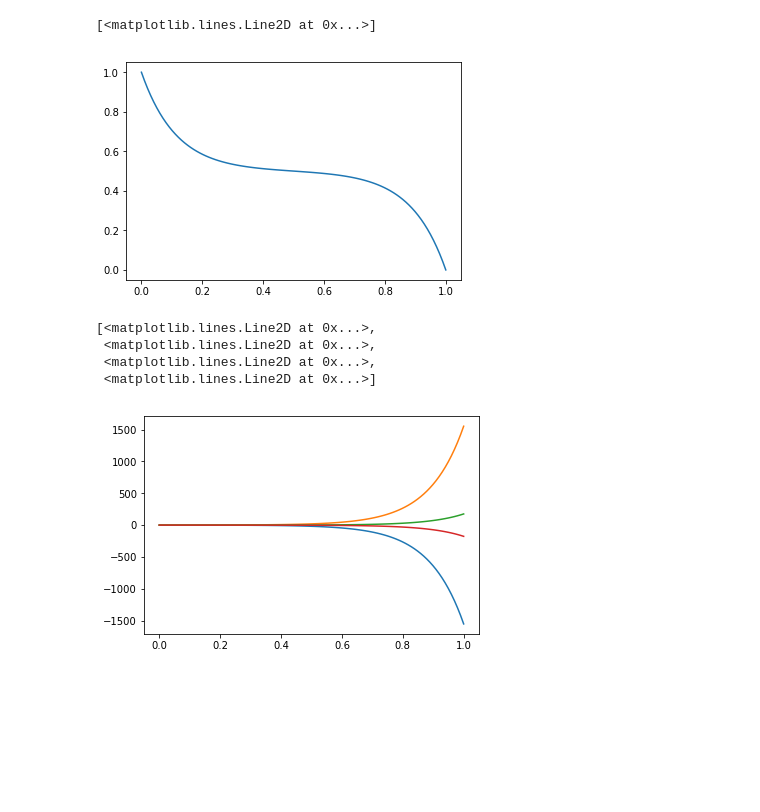
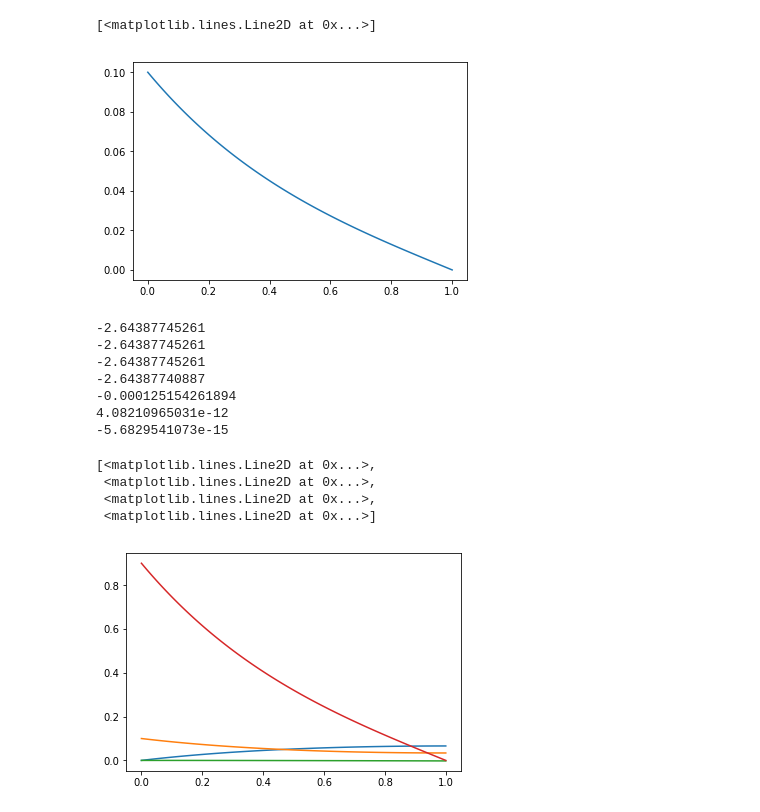
Before and after one commit to dalcox/batteries, a Jupyter notebook: Battery Modeling 1D Steady State.ipynb, the cells around one changed output. Saved outputs shown, nothing was run; the diff lists cells and outputs as text; code cells hidden in the pictures; blank space fills up the shorter version.

Commit message:
Added typical constant values from Gallaway's page
Found values for constants that puts the specific solver in line with
Gallaway's solutions

```diff
--- a/Battery Modeling 1D Steady State.ipynb
+++ b/Battery Modeling 1D Steady State.ipynb
@@ -6,53 +6,66 @@ from scipy.integrate import odeint
 %matplotlib inline
 # %%
 # initializing constants
-K = 1.
-s = 1.
-ao = 1.
-io = 1.
+K = 0.06
+s = 20.
+a = 23300.
+io = 2e-7
 L = 1.
 n = 1
 F = 96485
 R = 8.314
 T = 298
-I = 1.
+I = 0.1
 
 
 #graph analytically
 X = np.linspace(0., L, 100)
 Y=y = X/L
-v = L*np.sqrt(ao*io*(n*F)/(R*T)*(K + s)/(K*s))
+v = L*np.sqrt(a*io*(n*F)/(R*T)*(K + s)/(K*s))
 i2 = I * K/(K + s)*(1 + (s*(K**-1)*np.sinh(v*(1-y)) - np.sinh(v*y))/np.sinh(v))
 # %%
 plt.plot(X, i2)
 # %% [output]
 [<matplotlib.lines.Line2D at 0x...>]
-[figure, old version]
+[figure, new version]
 # %%
 #solve numerically
 def simplebattfunc(i, x):
     i0, i1 = i
     di = i1
-    d2i = ao*io*(n*F)/(R*T)*(-I/s + i0*(1/s + 1/K))
+    d2i = a*io*(n*F)/(R*T)*(-I/s + i0*(1/s + 1/K))
     return di, d2i
 
 def battfunc(IV, x):
     i1, i2, V1, V2 = IV
-    di2 = ao*io*(n*F)/(R*T)*(V1 - V2)
+    di2 = a*io*(n*F)/(R*T)*(V1 - V2)
     di1 = -di2
     dV1 = -i1/s
     dV2 = -i2/K
     return di1, di2, dV1, dV2
 # %%
+def objective2(V2o):
+    V = odeint(battfunc, [0, I, 0, V2o], t)
+    print(V[-1, 3])
+    return V[-1,3]
+
+V2o = fsolve(objective2, 0)
 t = np.linspace(0., 1., 100)
-batt = odeint(battfunc, [0, I, 0, 0.01], t)
+batt = odeint(battfunc, [0, I, 0, V2o], t)
 plt.plot(t, batt)
 # %% [output]
-[<matplotlib.lines.Line2D at 0x...>,
- <matplotlib.lines.Line2D at 0x...>,
- <matplotlib.lines.Line2D at 0x...>,
- <matplotlib.lines.Line2D at 0x...>]
+-2.64387745261
+-2.64387745261
+-2.64387745261
+-2.64387740887
+-0.000125154261894
+4.08210965031e-12
+-5.6829541073e-15
+[<matplotlib.lines.Line2D at 0x...>,
+ <matplotlib.lines.Line2D at 0x...>,
+ <matplotlib.lines.Line2D at 0x...>,
+ <matplotlib.lines.Line2D at 0x...>]
-[figure, old version]
+[figure, new version]
 # %%
 from scipy.optimize import fsolve
 
```
Also changed, not shown: parts of 2 cells of this notebook, 2 other files.
